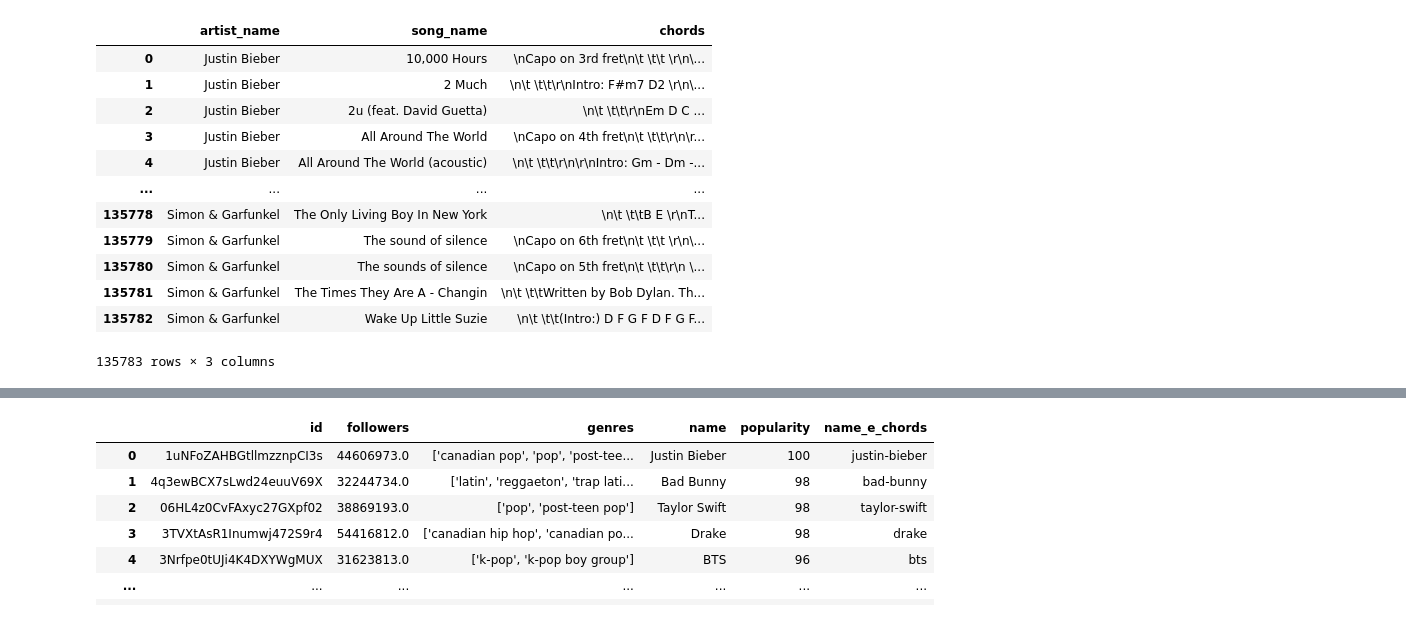
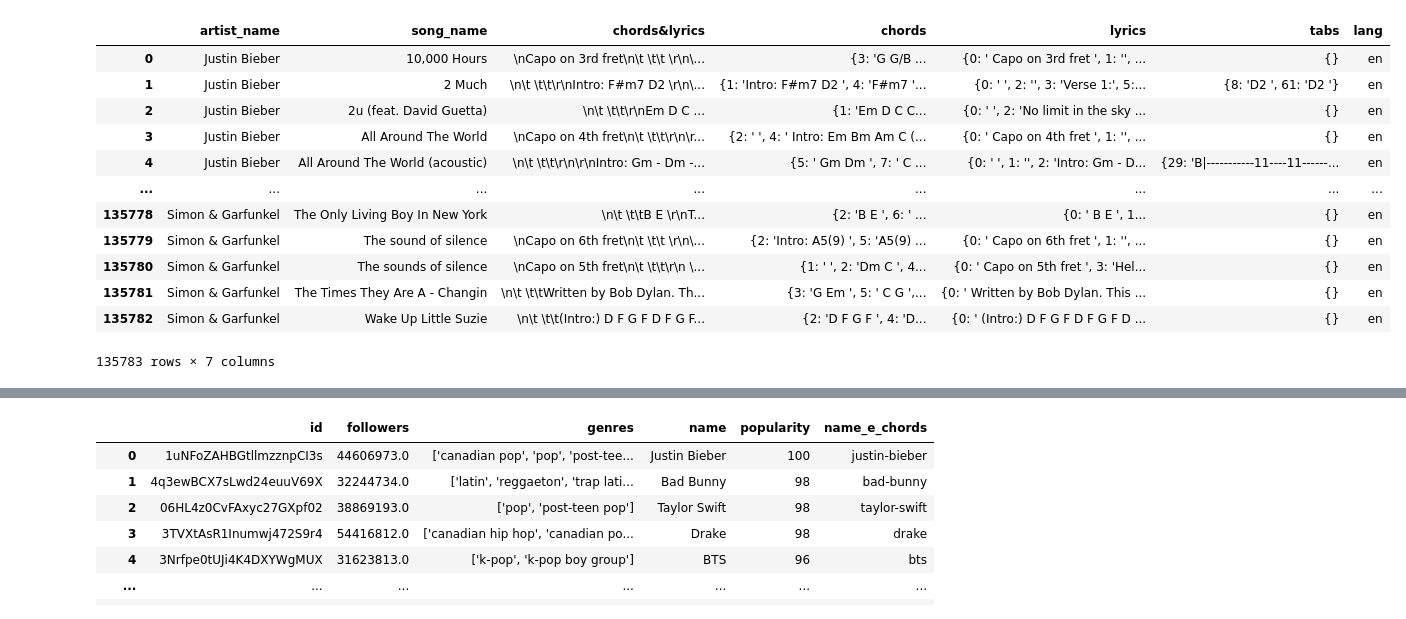
Before and after one commit to eitanbentora/NLP-Project-Hit-Machine, a Jupyter notebook: Code/DataCleaning/data_cleaning.ipynb, the cells around one changed output, grey strips where cells are left out. Saved outputs shown, nothing was run; the diff lists cells and outputs as text; code cells hidden in the pictures.

Commit message:
prdicting the language and spliting to text and chords

```diff
--- a/Code/DataCleaning/data_cleaning.ipynb
+++ b/Code/DataCleaning/data_cleaning.ipynb
@@ -3,17 +10,17 @@ import pandas as pd
 # %%
-chords_df = pd.read_pickle('/home/student/Desktop/Project/Data/chords.pkl')
+chords_df = pd.read_pickle('/home/student/Desktop/Project/Data/chords_split_lang.pkl')
 chords_df
 # %% [output]
-|  | artist_name | song_name | chords |
-| 0 | Justin Bieber | 10,000 Hours | \nCapo on 3rd fret\n\t \t\t \r\n\... |
-| 1 | Justin Bieber | 2 Much | \n\t \t\t\r\nIntro: F#m7 D2 \r\n\... |
-| 2 | Justin Bieber | 2u (feat. David Guetta) | \n\t \t\t\r\nEm D C ... |
-| 3 | Justin Bieber | All Around The World | \nCapo on 4th fret\n\t \t\t\r\n\r... |
-| 4 | Justin Bieber | All Around The World (acoustic) | \n\t \t\t\r\n\r\nIntro: Gm - Dm -... |
-| ... | ... | ... | ... |
-| 135778 | Simon & Garfunkel | The Only Living Boy In New York | \n\t \t\tB E \r\nT... |
-| 135779 | Simon & Garfunkel | The sound of silence | \nCapo on 6th fret\n\t \t\t \r\n\... |
-| 135780 | Simon & Garfunkel | The sounds of silence | \nCapo on 5th fret\n\t \t\t\r\n \... |
-| 135781 | Simon & Garfunkel | The Times They Are A - Changin | \n\t \t\tWritten by Bob Dylan. Th... |
-| 135782 | Simon & Garfunkel | Wake Up Little Suzie | \n\t \t\t(Intro:) D F G F D F G F... |
+|  | artist_name | song_name | chords&lyrics | chords | lyrics | tabs | lang |
+| 0 | Justin Bieber | 10,000 Hours | \nCapo on 3rd fret\n\t \t\t \r\n\... | {3: 'G G/B ... | {0: ' Capo on 3rd fret ', 1: '', ... | {} | en |
+| 1 | Justin Bieber | 2 Much | \n\t \t\t\r\nIntro: F#m7 D2 \r\n\... | {1: 'Intro: F#m7 D2 ', 4: 'F#m7 '... | {0: ' ', 2: '', 3: 'Verse 1:', 5:... | {8: 'D2 ', 61: 'D2 '} | en |
+| 2 | Justin Bieber | 2u (feat. David Guetta) | \n\t \t\t\r\nEm D C ... | {1: 'Em D C C... | {0: ' ', 2: 'No limit in the sky ... | {} | en |
+| 3 | Justin Bieber | All Around The World | \nCapo on 4th fret\n\t \t\t\r\n\r... | {2: ' ', 4: ' Intro: Em Bm Am C (... | {0: ' Capo on 4th fret ', 1: '', ... | {} | en |
+| 4 | Justin Bieber | All Around The World (acoustic) | \n\t \t\t\r\n\r\nIntro: Gm - Dm -... | {5: ' Gm Dm ', 7: ' C ... | {0: ' ', 1: '', 2: 'Intro: Gm - D... | {29: 'B|-----------11----11------... | en |
+| ... | ... | ... | ... | ... | ... | ... | ... |
+| 135778 | Simon & Garfunkel | The Only Living Boy In New York | \n\t \t\tB E \r\nT... | {2: 'B E ', 6: ' ... | {0: ' B E ', 1... | {} | en |
+| 135779 | Simon & Garfunkel | The sound of silence | \nCapo on 6th fret\n\t \t\t \r\n\... | {2: 'Intro: A5(9) ', 5: 'A5(9) ... | {0: ' Capo on 6th fret ', 1: '', ... | {} | en |
+| 135780 | Simon & Garfunkel | The sounds of silence | \nCapo on 5th fret\n\t \t\t\r\n \... | {1: ' ', 2: 'Dm C ', 4... | {0: ' Capo on 5th fret ', 3: 'Hel... | {} | en |
+| 135781 | Simon & Garfunkel | The Times They Are A - Changin | \n\t \t\tWritten by Bob Dylan. Th... | {3: 'G Em ', 5: ' C G ',... | {0: ' Written by Bob Dylan. This ... | {} | en |
+| 135782 | Simon & Garfunkel | Wake Up Little Suzie | \n\t \t\t(Intro:) D F G F D F G F... | {2: 'D F G F ', 4: 'D... | {0: ' (Intro:) D F G F D F G F D ... | {} | en |
-135783 rows × 3 columns
+135783 rows × 7 columns
```
Also changed, not shown: parts of 11 cells of this notebook, 3 other files.
